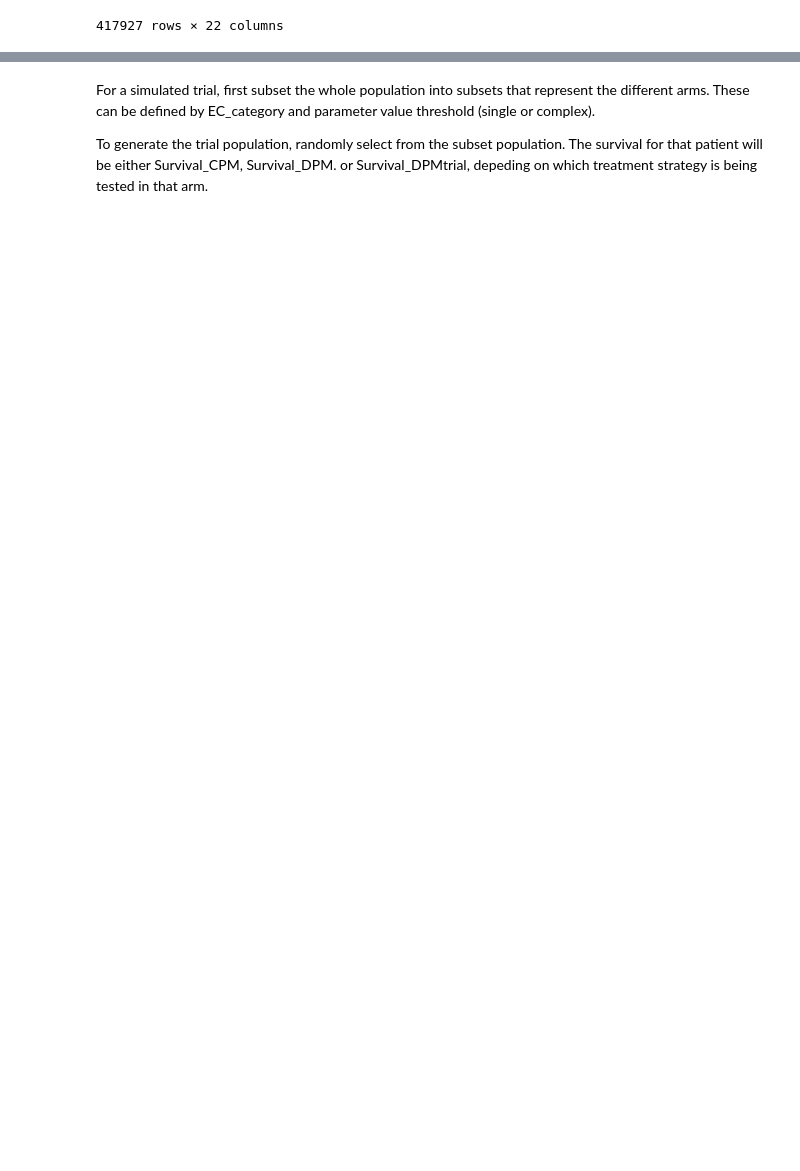
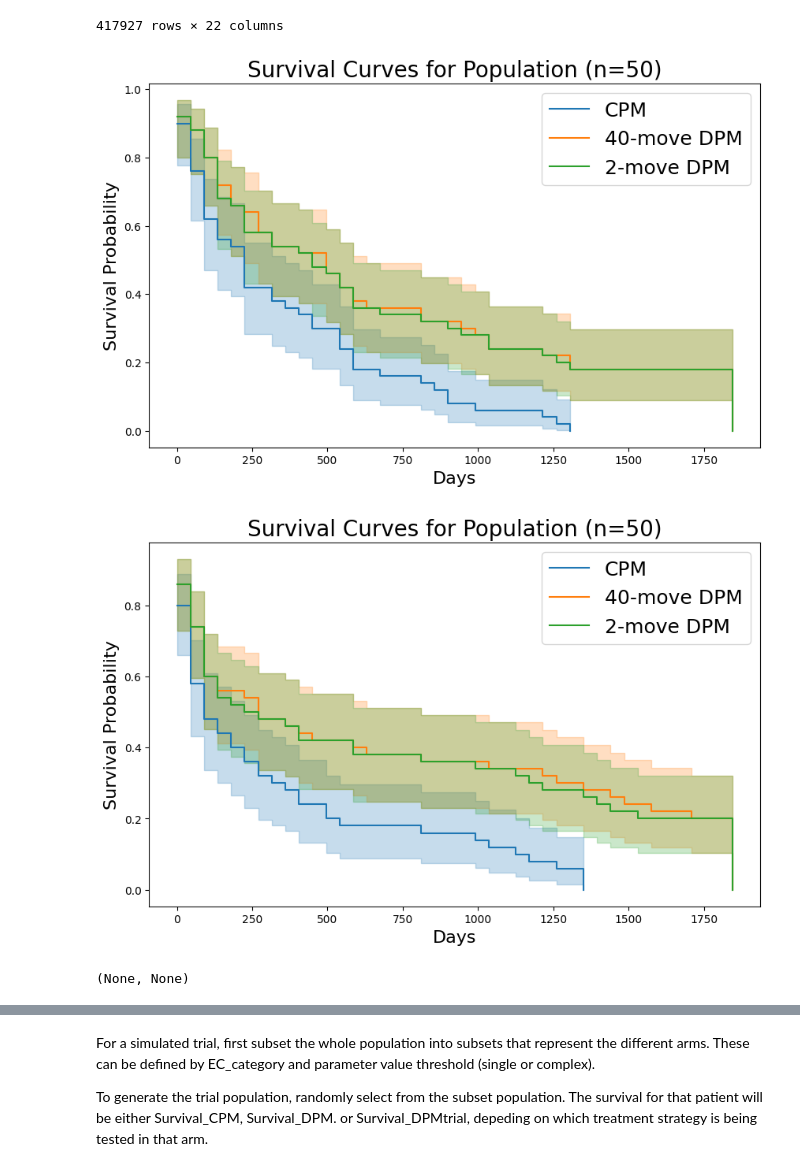
Before and after one commit to GU-DPM/EvolutionaryClassifier, a Jupyter notebook: analysis/notebooks/Analyze_2_move_DPM.ipynb, the cells around one changed output, grey strips where cells are left out. Drawn from its saved outputs; the diff is of its cells as text; code cells hidden in the pictures; blank space fills up the shorter version.

```diff
--- a/analysis/notebooks/Analyze_2_move_DPM.ipynb
+++ b/analysis/notebooks/Analyze_2_move_DPM.ipynb
@@ -461,3 +480,15 @@ subset_01.to_dataframe()
 | 417925 | 31977003 | 180.0 | 180.0 | 180.0 | second_same_only | 4.500000e+09 | 5.000000e+08 | 50000.0 | ... |
 | 417926 | 33623767 | 180.0 | 225.0 | 225.0 | second_same_only | 4.000000e+09 | 5.000000e+08 | 500000000.0 | ... |
 417927 rows × 22 columns
+# %%
+sample_01 = analysisTrialPopulation.to_dataframe()['Parameter_ID'].sample(50).to_list()
+sample_02 = analysisTrialPopulation.to_dataframe()['Parameter_ID'].sample(50).to_list()
+# %%
+pop_01 = analysisTrialPopulation.subset_by_id(sample_01)
+pop_02 = analysisTrialPopulation.subset_by_id(sample_02)
+# %%
+pop_01.plot_km(), pop_02.plot_km()
+# %% [output]
+[figure, added]
+[figure, added]
+(None, None)
```
Also changed, not shown: parts of 15 cells of this notebook.
